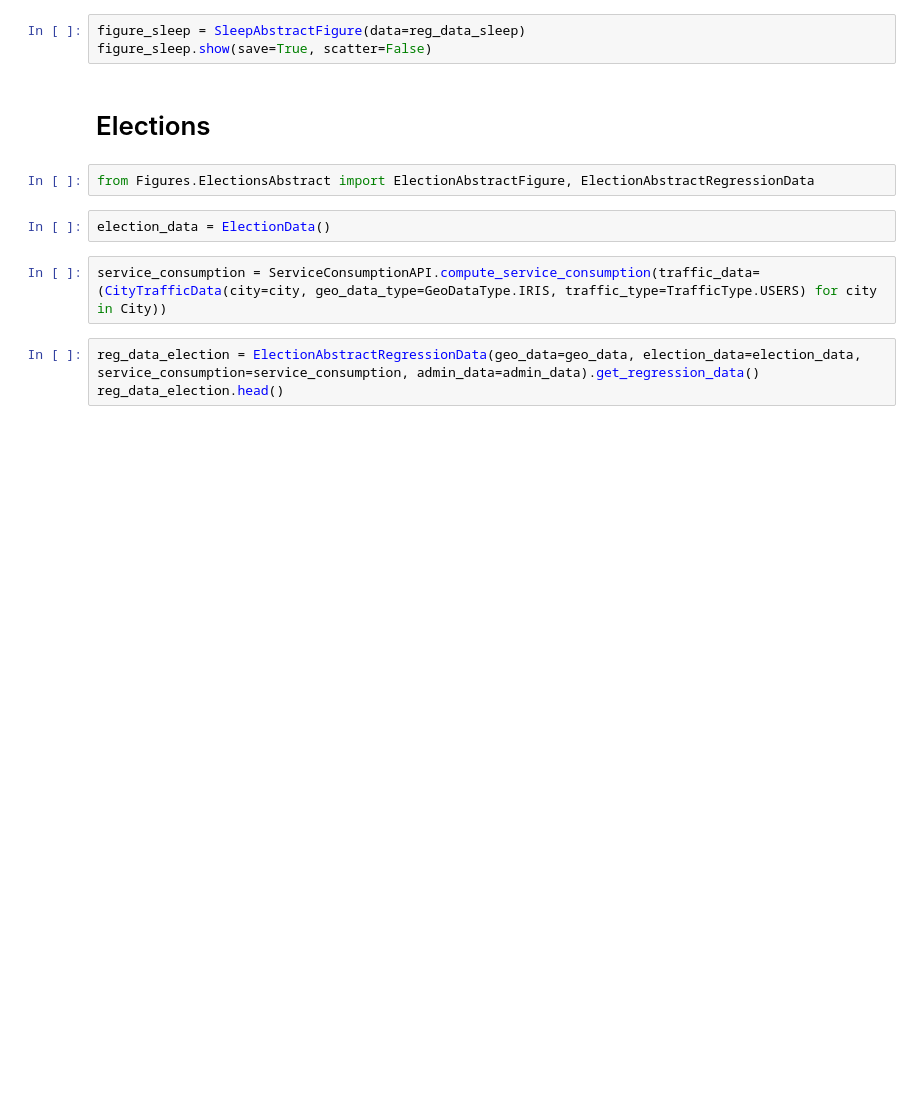
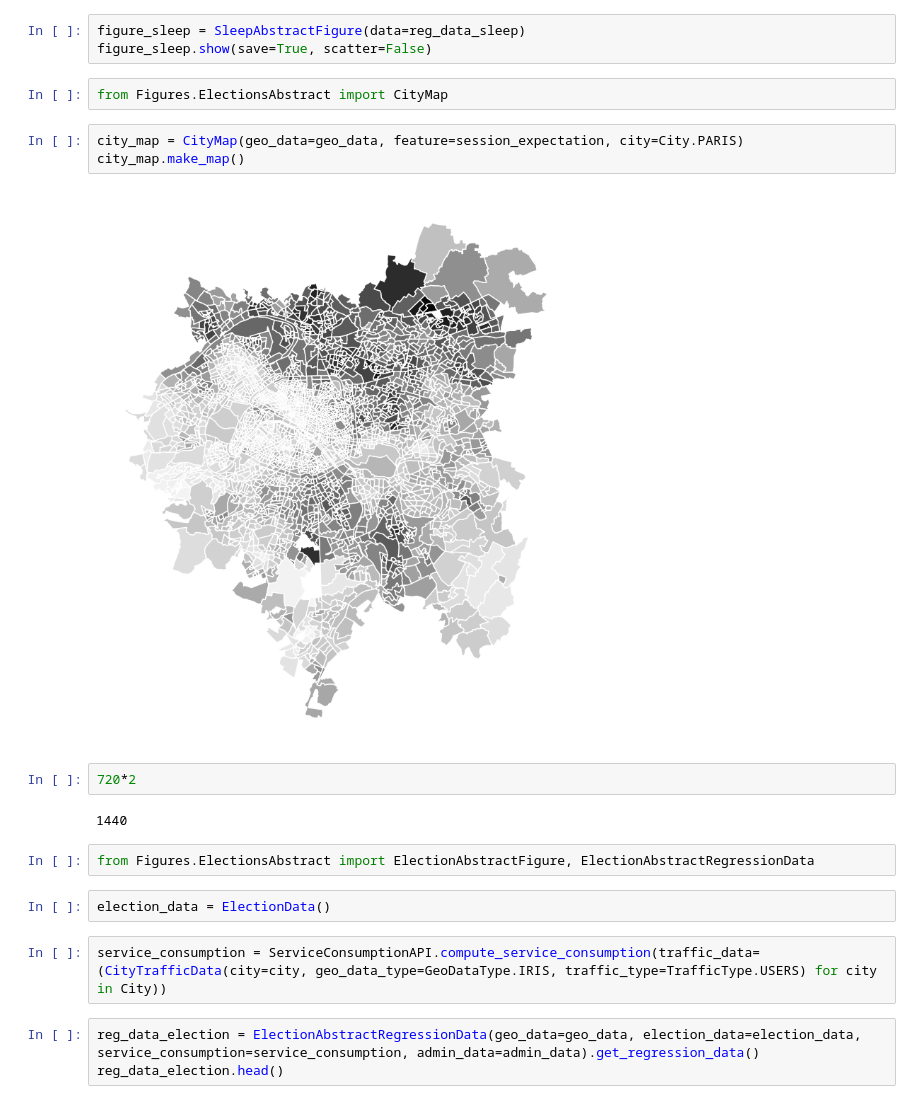
Before and after one commit to andreamusso96/Sleep, a Jupyter notebook: Figures.ipynb, the cells around one changed output. Drawn from its saved outputs; the diff is of its cells as text; blank space fills up the shorter version.

```diff
--- a/Figures.ipynb
+++ b/Figures.ipynb
@@ -57,8 +56,17 @@ reg_data_sleep.head()
 # %%
 figure_sleep = SleepAbstractFigure(data=reg_data_sleep)
 figure_sleep.show(save=True, scatter=False)
-# %% [markdown]
-# Elections
+# %%
+from Figures.ElectionsAbstract import CityMap
+# %%
+city_map = CityMap(geo_data=geo_data, feature=session_expectation, city=City.PARIS)
+city_map.make_map()
+# %% [output]
+[figure, added]
+# %%
+720*2
+# %% [output]
+1440
 # %%
 from Figures.ElectionsAbstract import ElectionAbstractFigure, ElectionAbstractRegressionData
 # %%
```
Also changed, not shown: parts of 13 cells of this notebook, 11 other files.
